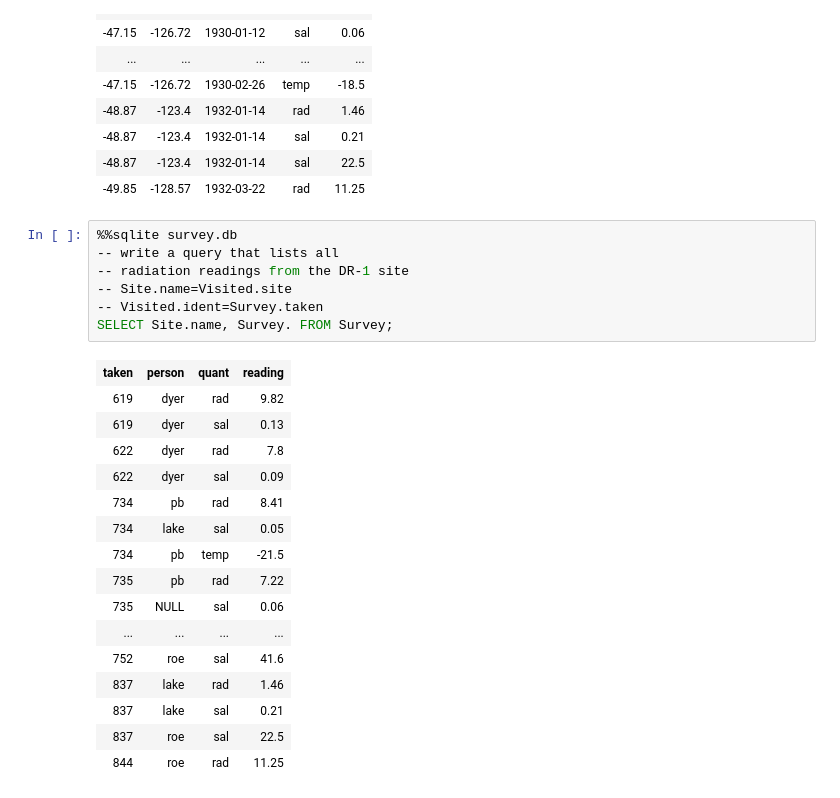
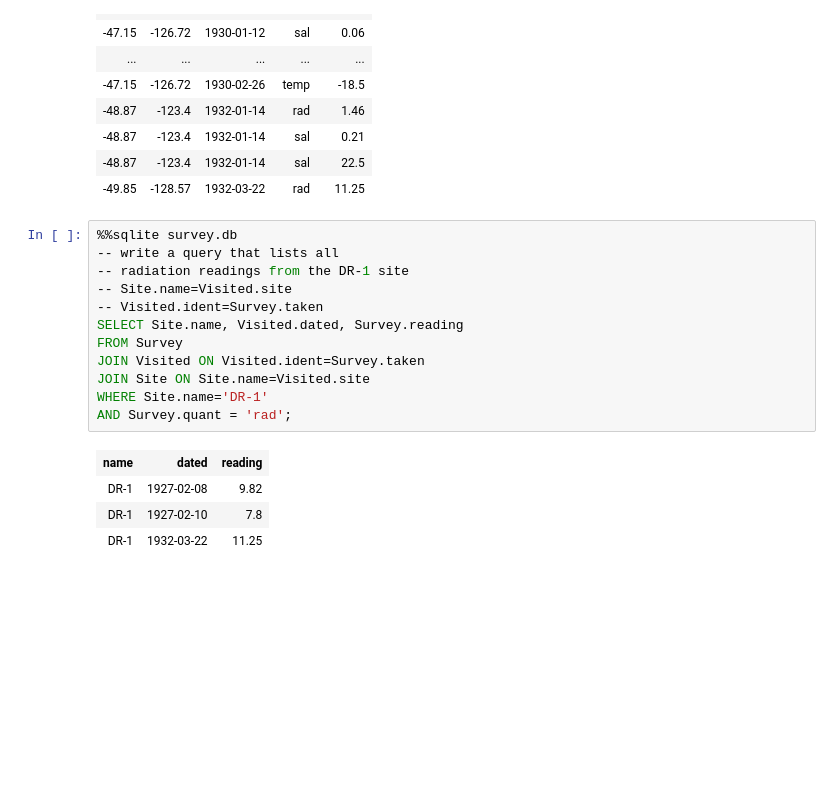
Before and after one commit to dwinston/sqlitemagic, a Jupyter notebook: example.ipynb, the cells around one changed output. Cells and saved outputs as stored; diff of their text form; blank space fills up the shorter version.

```diff
--- a/example.ipynb
+++ b/example.ipynb
@@ -561,24 +561,17 @@ WHERE Visited.dated IS NOT NULL;
 # %%
 %%sqlite survey.db
 -- write a query that lists all
 -- radiation readings from the DR-1 site
 -- Site.name=Visited.site
 -- Visited.ident=Survey.taken
-SELECT Site.name, Survey. FROM Survey;
+SELECT Site.name, Visited.dated, Survey.reading
+FROM Survey
+JOIN Visited ON Visited.ident=Survey.taken
+JOIN Site ON Site.name=Visited.site
+WHERE Site.name='DR-1'
+AND Survey.quant = 'rad';
 # %% [output]
-| taken | person | quant | reading |
-| 619 | dyer | rad | 9.82 |
-| 619 | dyer | sal | 0.13 |
-| 622 | dyer | rad | 7.8 |
-| 622 | dyer | sal | 0.09 |
-| 734 | pb | rad | 8.41 |
-| 734 | lake | sal | 0.05 |
-| 734 | pb | temp | -21.5 |
-| 735 | pb | rad | 7.22 |
-| 735 | NULL | sal | 0.06 |
-| ... | ... | ... | ... |
-| 752 | roe | sal | 41.6 |
-| 837 | lake | rad | 1.46 |
-| 837 | lake | sal | 0.21 |
-| 837 | roe | sal | 22.5 |
-| 844 | roe | rad | 11.25 |
+| name | dated | reading |
+| DR-1 | 1927-02-08 | 9.82 |
+| DR-1 | 1927-02-10 | 7.8 |
+| DR-1 | 1932-03-22 | 11.25 |
```
